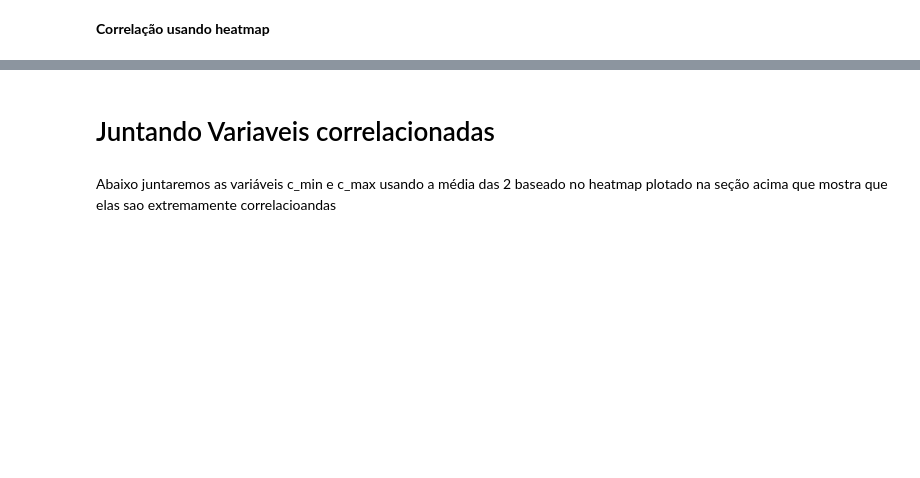
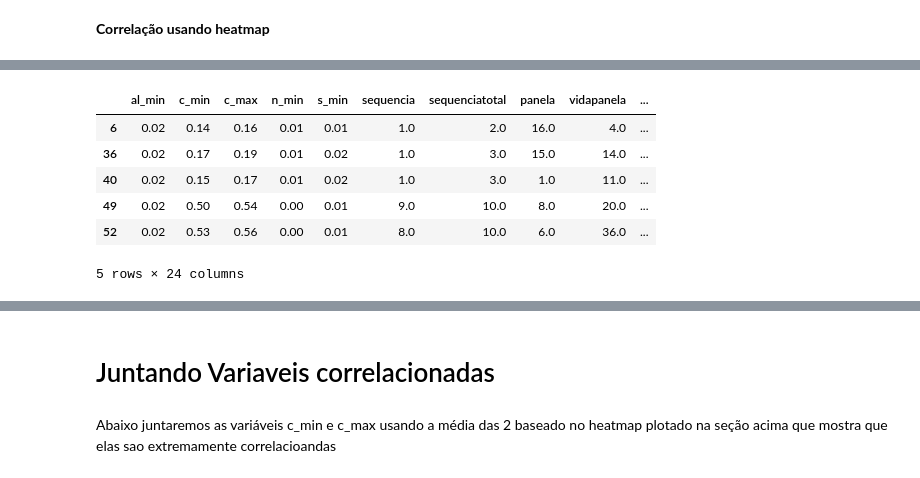
Before and after one commit to AlexiaOberdiek/Projeto-Evcomx, a Jupyter notebook: Projeto_Evcomx.ipynb, the cells around one changed output, grey strips where cells are left out. Cells and saved outputs as stored; diff of their text form; code cells hidden in the pictures; blank space fills up the shorter version.

```diff
--- a/Projeto_Evcomx.ipynb
+++ b/Projeto_Evcomx.ipynb
@@ -493,3 +635,13 @@ corr.corr(method='spearman')
+# %%
+df.head()
+# %% [output]
+|  | al_min | c_min | c_max | n_min | s_min | sequencia | sequenciatotal | panela | vidapanela | ... |
+| 6 | 0.02 | 0.14 | 0.16 | 0.01 | 0.01 | 1.0 | 2.0 | 16.0 | 4.0 | ... |
+| 36 | 0.02 | 0.17 | 0.19 | 0.01 | 0.02 | 1.0 | 3.0 | 15.0 | 14.0 | ... |
+| 40 | 0.02 | 0.15 | 0.17 | 0.01 | 0.02 | 1.0 | 3.0 | 1.0 | 11.0 | ... |
+| 49 | 0.02 | 0.50 | 0.54 | 0.00 | 0.01 | 9.0 | 10.0 | 8.0 | 20.0 | ... |
+| 52 | 0.02 | 0.53 | 0.56 | 0.00 | 0.01 | 8.0 | 10.0 | 6.0 | 36.0 | ... |
+5 rows × 24 columns
 # %%
 from statsmodels.stats.outliers_influence import variance_inflation_factor
 from statsmodels.tools.tools import add_constant
```
Also changed, not shown: parts of 52 cells of this notebook, 3 other files.
